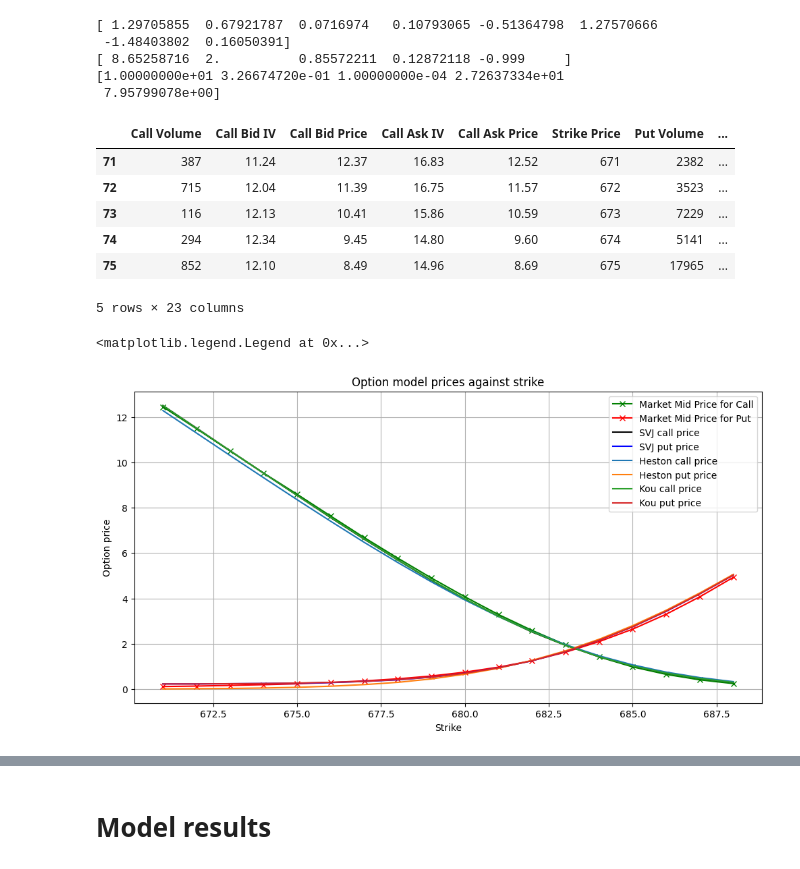
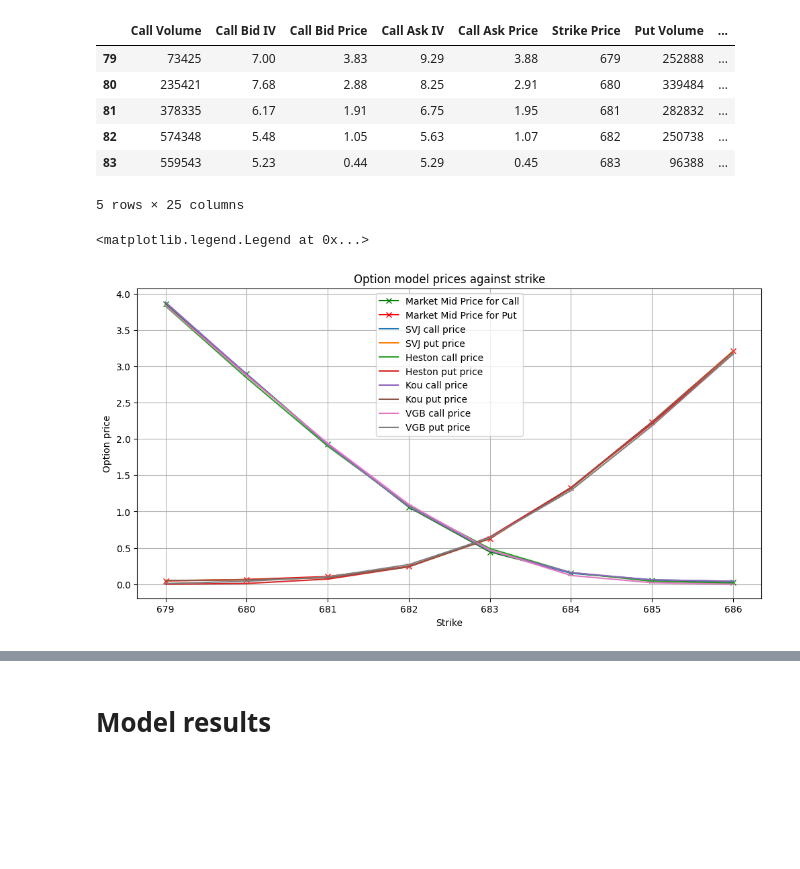
Before and after one commit to andrewcode98/Quant-Projects, a Jupyter notebook: SPY_Implied_Vol_model.ipynb/main.ipynb, the cells around one changed output, grey strips where cells are left out. Drawn from its saved outputs; the diff is of its cells as text; code cells hidden in the pictures; blank space fills up the shorter version.

```diff
--- a/SPY_Implied_Vol_model.ipynb/main.ipynb
+++ b/SPY_Implied_Vol_model.ipynb/main.ipynb
@@ -16,5 +17,5 @@ S0 = 683.26
 # %%
-def process_dataframe(df, iv_threshold = 9.5):
+def process_dataframe(df, iv_threshold = 5.0):
     df = df[["Volume","Bid IV", "Bid Price", "Ask IV", "Ask Price", "Strike Price","Volume.1","Bid IV.1", "Bid Price.1", "Ask IV.1", "Ask Price.1"]]
     df = df.rename(columns = {"Volume": "Call Volume",
                               "Bid IV": "Call Bid IV",
@@ -171,17 +148,19 @@ def objective(x):
         p = HestonParams(kappa = x[0], sigma = x[1], theta = x[2], v0 = x[3], rho = x[4])
         C_model = European_Call(Heston_cf_St, S0, K, T, r, 0.0, p)
         P_model = European_Put(Heston_cf_St, S0, K, T, r, 0.0, p)
-        error += call_weight * (C_model - row["Call Mid Price"]) ** 2 + put_weight * (P_model - row["Put Mid Price"]) ** 2
+        # Feller Square Root condition
+        error += (C_model - row["Call Mid Price"]) ** 2 + (P_model - row["Put Mid Price"]) ** 2
+    error += (x[1] ** 2 - 2 * x[0] * x[2])
     return error
 
 # initial parameters guess
-p0 = np.array([1.0,0.04,0.04,0.03,-0.32])
+p0 = np.array([9.99,0.8,0.04,0.04,-0.6])
 
 bounds = [
     (1e-4, 10.0),    # kappa   ∈ (0, 10]
-    (1e-4,  2.0),    # sigma   ∈ (0, 5]
-    (1e-4,  1.0),    # theta   ∈ (0, 1]
-    (1e-6,  1.0),    # v0      ∈ (0, 1]
+    (1e-4,  5.0),    # sigma   ∈ (0, 5]
+    (1e-4,  5.0),    # theta   ∈ (0, 5]
+    (1e-6,  5.0),    # v0      ∈ (0, 5]
     (-0.999, 0.999), # rho     ∈ (-0.999, 0.999)
 ]
 
@@ -207,18 +186,18 @@ def objective(x):
         p = KouParams(lamda = x[0], sigma = x[1], prob = x[2], eta_plus = x[3], eta_minus = x[4])
         C_model = European_Call(Kou_cf_St, S0, K, T, r, 0.0, p)
         P_model = European_Put(Kou_cf_St, S0, K, T, r, 0.0, p)
-        error += call_weight * (C_model - row["Call Mid Price"]) ** 2 + put_weight * (P_model - row["Put Mid Price"]) ** 2
+        error += (C_model - row["Call Mid Price"]) ** 2 + (P_model - row["Put Mid Price"]) ** 2
     return error
 
 # initial parameters guess
-p0 = np.array([1.08,0.04,0.63,7.61,5.50])
+p0 = np.array([30.0,0.45,0.60,80.0,40.0])
 
 bounds = [
-    (1e-4, 10.0),    # lamda   ∈ (0, 10]
+    (1e-4, 40.0),    # lamda   ∈ (0, 40]
     (1e-4,  5.0),    # sigma   ∈ (0, 5]
     (1e-4,  1.0),    # prob   ∈ (0, 1]
-    (1e-4,  40.0),    # eta_plus     ∈ (0, 40]
-    (1e-4, 40.0), # eta_minus     ∈ (0, 40)
+    (1e-4,  100.0),   # eta_plus     ∈ (0, 100.00]
+    (1e-4, 100.0),    # eta_minus     ∈ (0, 100.00)
 ]
 
 kou_res = minimize(objective,
@@ -228,13 +207,3 @@ kou_res = minimize(objective,
                bounds = bounds)
 
 kou_x_opt = kou_res.x
-# %%
-print(svj_x_opt)
-print(heston_x_opt)
-print(kou_x_opt)
-# %% [output]
-[ 1.29705855  0.67921787  0.0716974   0.10793065 -0.51364798  1.27570666
- -1.48403802  0.16050391]
-[ 8.65258716  2.          0.85572211  0.12872118 -0.999     ]
-[1.00000000e+01 3.26674720e-01 1.00000000e-04 2.72637334e+01
- 7.95799078e+00]
@@ -262,6 +271,11 @@ opt_Kou_params = KouParams(lamda= kou_x_opt[0],
                            eta_plus=kou_x_opt[3],
                            eta_minus=kou_x_opt[4])
 
+opt_VGB_params = VGBparams(beta = vgb_x_opt[0],
+                           eta = vgb_x_opt[1],
+                           sigma = vgb_x_opt[2],
+                           theta = vgb_x_opt[3])
+
 
 SVJ_calls = np.array([])
 SVJ_puts = np.array([])
@@ -269,6 +283,8 @@ Heston_calls = np.array([])
 Heston_puts = np.array([])
 Kou_calls = np.array([])
 Kou_puts = np.array([])
+VGB_calls = np.array([])
+VGB_puts = np.array([])
 
 for strike in df["Strike Price"]:
     SVJ_calls = np.append(SVJ_calls,np.round(European_Call(SVJ_cf_St, S0, strike, T, r, 0.0, opt_SVJ_params),2))
@@ -277,7 +293,8 @@ for strike in df["Strike Price"]:
     Heston_puts = np.append(Heston_puts,np.round(European_Put(Heston_cf_St, S0, strike, T, r, 0.0, opt_Heston_params),2))
     Kou_calls = np.append(Kou_calls,np.round(European_Call(Kou_cf_St, S0, strike, T, r, 0.0, opt_Kou_params),2))
     Kou_puts = np.append(Kou_puts,np.round(European_Put(Kou_cf_St, S0, strike, T, r, 0.0, opt_Kou_params),2))
-
+    VGB_calls = np.append(VGB_calls,np.round(European_Call(VGB_cf_St, S0, strike, T, r, 0.0, opt_VGB_params),2))
+    VGB_puts = np.append(VGB_puts,np.round(European_Put(VGB_cf_St, S0, strike, T, r, 0.0, opt_VGB_params),2))
 
 df["SVJ call price"] = SVJ_calls
 df["SVJ put price"] = SVJ_puts
@@ -285,34 +302,38 @@ df["Heston call price"] = Heston_calls
 df["Heston put price"] = Heston_puts
 df["Kou call price"] = Kou_calls
 df["Kou put price"] = Kou_puts
+df["VGB call price"] = VGB_calls
+df["VGB put price"] = VGB_puts
 
 df.head()
 # %% [output]
 |  | Call Volume | Call Bid IV | Call Bid Price | Call Ask IV | Call Ask Price | Strike Price | Put Volume | ... |
-| 71 | 387 | 11.24 | 12.37 | 16.83 | 12.52 | 671 | 2382 | ... |
-| 72 | 715 | 12.04 | 11.39 | 16.75 | 11.57 | 672 | 3523 | ... |
-| 73 | 116 | 12.13 | 10.41 | 15.86 | 10.59 | 673 | 7229 | ... |
-| 74 | 294 | 12.34 | 9.45 | 14.80 | 9.60 | 674 | 5141 | ... |
-| 75 | 852 | 12.10 | 8.49 | 14.96 | 8.69 | 675 | 17965 | ... |
+| 79 | 73425 | 7.00 | 3.83 | 9.29 | 3.88 | 679 | 252888 | ... |
+| 80 | 235421 | 7.68 | 2.88 | 8.25 | 2.91 | 680 | 339484 | ... |
+| 81 | 378335 | 6.17 | 1.91 | 6.75 | 1.95 | 681 | 282832 | ... |
+| 82 | 574348 | 5.48 | 1.05 | 5.63 | 1.07 | 682 | 250738 | ... |
+| 83 | 559543 | 5.23 | 0.44 | 5.29 | 0.45 | 683 | 96388 | ... |
-5 rows × 23 columns
+5 rows × 25 columns
 # %%
 plt.figure(figsize=(12,6))
 plt.plot(df["Strike Price"], df["Call Mid Price"], color = 'green', marker = "x", label = "Market Mid Price for Call")
 plt.plot(df["Strike Price"], df["Put Mid Price"], color = 'red', marker = "x", label = "Market Mid Price for Put")
-plt.plot(df["Strike Price"], df["SVJ call price"], color = 'black', label = "SVJ call price")
-plt.plot(df["Strike Price"], df["SVJ put price"], color = 'blue', label = "SVJ put price")
+plt.plot(df["Strike Price"], df["SVJ call price"], label = "SVJ call price")
+plt.plot(df["Strike Price"], df["SVJ put price"],  label = "SVJ put price")
 plt.plot(df["Strike Price"], df["Heston call price"], label = "Heston call price")
 plt.plot(df["Strike Price"], df["Heston put price"], label = "Heston put price")
 plt.plot(df["Strike Price"], df["Kou call price"], label = "Kou call price")
 plt.plot(df["Strike Price"], df["Kou put price"], label = "Kou put price")
+plt.plot(df["Strike Price"], df["VGB call price"], label = "VGB call price")
+plt.plot(df["Strike Price"], df["VGB put price"], label = "VGB put price")
 plt.xlabel("Strike")
 plt.ylabel("Option price")
 plt.title("Option model prices against strike")
 plt.grid(True)
 plt.legend()
 # %% [output]
 <matplotlib.legend.Legend at 0x...>
-[figure, old version]
+[figure, new version]
 # %%
 # Overall MAPE
 cum_error = 0.0
```
Also changed, not shown: parts of 13 cells of this notebook, 8 other files.
